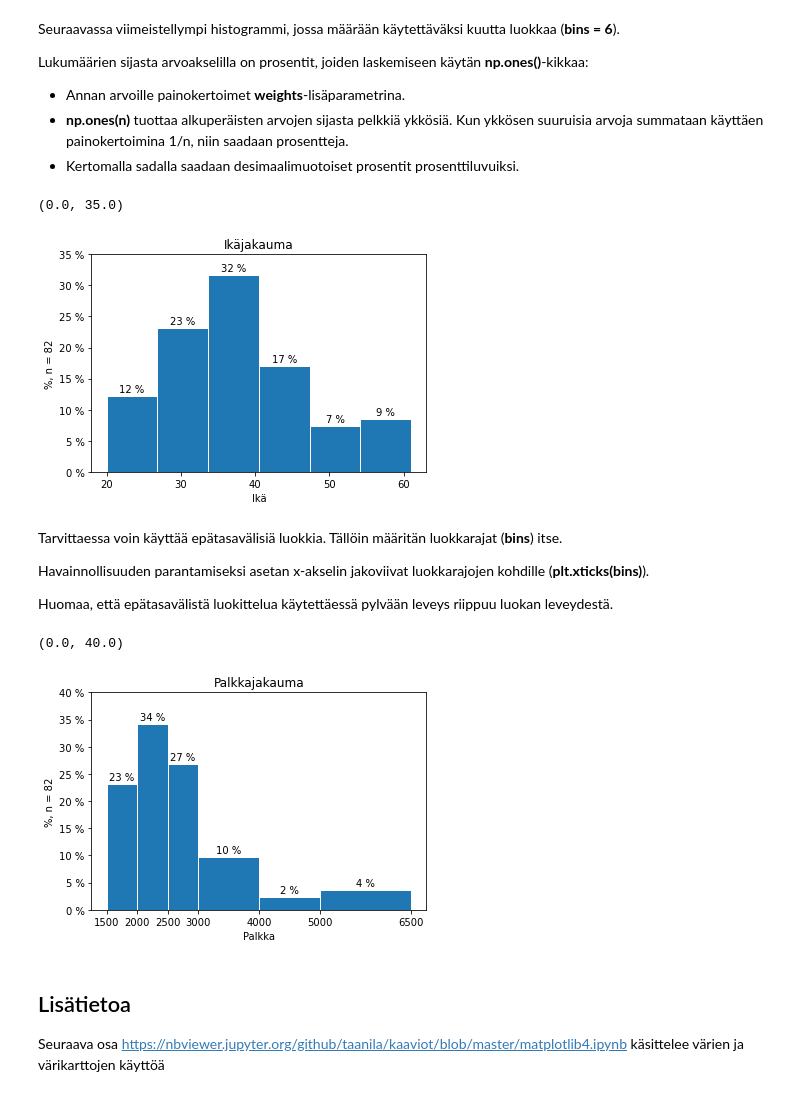
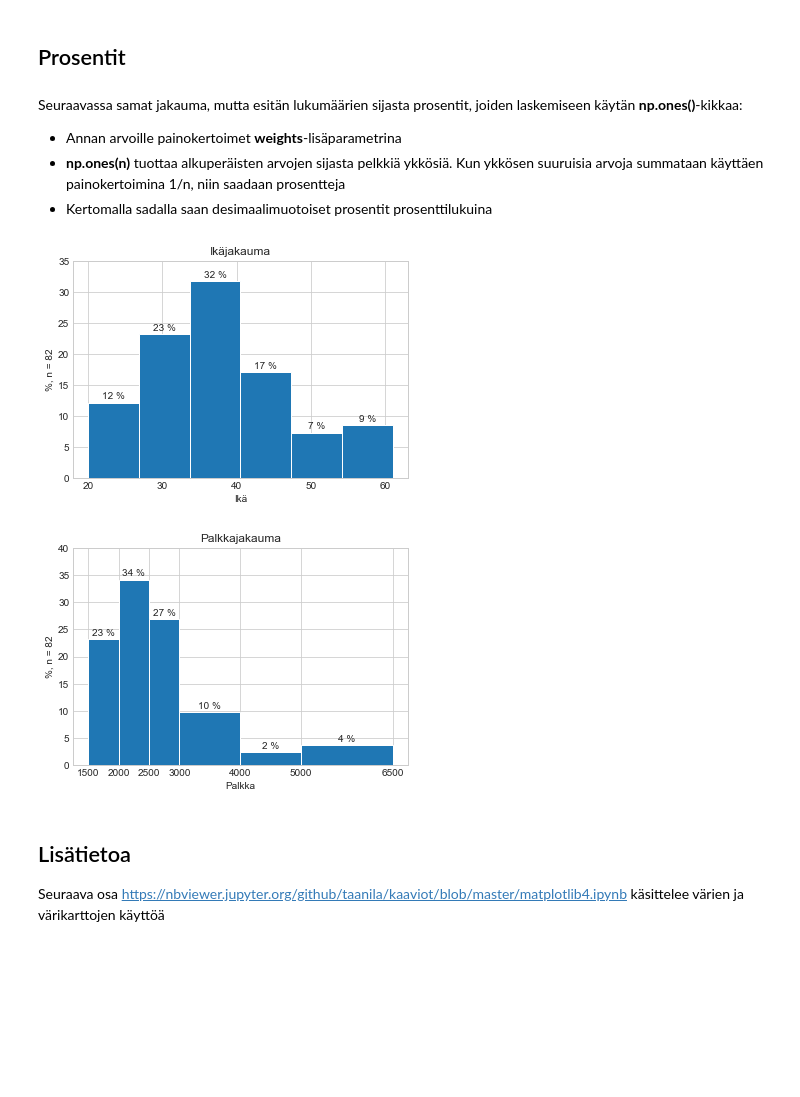
Before and after one commit to taanila/kaaviot, a Jupyter notebook: matplotlib3.ipynb, the cells around one changed output. Cells and saved outputs as stored; diff of their text form; code cells hidden in the pictures; blank space fills up the shorter version.

```diff
--- a/matplotlib3.ipynb
+++ b/matplotlib3.ipynb
@@ -19,7 +16,6 @@ import numpy as np
 import pandas as pd
 import matplotlib.pyplot as plt
 
-# Tätä tarvitsen akselien tuunaamiseen
-import matplotlib.ticker as ticker
+plt.style.use('seaborn-whitegrid')
 # %%
 df = pd.read_excel('http://taanila.fi/data1.xlsx')
@@ -55,67 +86,45 @@ ax1.yaxis.set_major_locator(ticker.MultipleLocator(5))
+# %% [markdown]
+## Prosentit
 # %% [markdown]
-Seuraavassa viimeistellympi histogrammi, jossa määrään käytettäväksi kuutta luokkaa (<b>bins = 6</b>).
+Seuraavassa samat jakauma, mutta esitän lukumäärien sijasta prosentit, joiden laskemiseen käytän **np.ones()**-kikkaa:
 
-Lukumäärien sijasta arvoakselilla on prosentit, joiden laskemiseen käytän <b>np.ones()</b>-kikkaa:
-<ul>
-    <li>Annan arvoille painokertoimet <b>weights</b>-lisäparametrina.</li>
-    <li><b>np.ones(n)</b> tuottaa alkuperäisten arvojen sijasta pelkkiä ykkösiä. Kun ykkösen suuruisia arvoja summataan käyttäen painokertoimina 1/n, niin saadaan prosentteja.</li>
-    <li>Kertomalla sadalla saadaan desimaalimuotoiset prosentit prosenttiluvuiksi.</li>
-</ul>
+* Annan arvoille painokertoimet **weights**-lisäparametrina
+* **np.ones(n)** tuottaa alkuperäisten arvojen sijasta pelkkiä ykkösiä. Kun ykkösen suuruisia arvoja summataan käyttäen painokertoimina 1/n, niin saadaan prosentteja
+* Kertomalla sadalla saan desimaalimuotoiset prosentit prosenttilukuina
 # %%
-# Ikään liittyvien havaintojen lukumäärä
 n = df['ikä'].count()
 
-ax2 = df['ikä'].plot.hist(bins = 6, weights = np.ones(n) / n * 100, edgecolor = 'white')
+df['ikä'].plot.hist(bins=6, weights=np.ones(n)/n*100, edgecolor='white')
 
 plt.title('Ikäjakauma')
-plt.ylabel('%, n = ' + str(n))
+plt.ylabel(f'%, n = {n}')
 plt.xlabel('Ikä')
+plt.ylim(0, 35)
 
-for bar in ax2.patches:
+for bar in plt.gca().patches:
     x = bar.get_x() + bar.get_width() / 2
     y = bar.get_height()
-    label = '{:.0f} %'.format(y)
-    plt.text(x = x, y = y + 0.3, s = label, va = 'bottom', ha = 'center')
-
-ax2.yaxis.set_major_locator(ticker.MultipleLocator(5))
-
-# %-merkit lukujen perään
-ax2.yaxis.set_major_formatter(ticker.FuncFormatter('{:.0f} %'.format))
-
-plt.ylim(0, 35)
+    plt.text(x, y+0.3, f'{y:.0f} %', va='bottom', ha='center')
 # %% [output]
-(0.0, 35.0)
-[figure, old version]
+[figure, new version]
-# %% [markdown]
-Tarvittaessa voin käyttää epätasavälisiä luokkia. Tällöin määritän luokkarajat (<b>bins</b>) itse.
-
-Havainnollisuuden parantamiseksi asetan x-akselin jakoviivat luokkarajojen kohdille (<b>plt.xticks(bins)</b>).
-
-Huomaa, että epätasavälistä luokittelua käytettäessä pylvään leveys riippuu luokan leveydestä.
 # %%
 n = df['palkka'].count()
-bins = [1500, 2000, 2500, 3000, 4000, 5000, 6500]
 
-ax3 = df['palkka'].plot.hist(bins = bins, weights = np.ones(n)/n * 100, edgecolor = 'white')
+ax3 = df['palkka'].plot.hist(bins=rajat, weights=np.ones(n)/n*100, edgecolor='white')
 
 plt.title('Palkkajakauma')
-plt.ylabel('%, n = ' + str(n))
+plt.ylabel(f'%, n = {n}')
 plt.xlabel('Palkka')
-plt.xticks(bins)
+plt.xticks(rajat)
+plt.ylim(0, 40)
 
-for bar in ax3.patches:
+for bar in plt.gca().patches:
     x = bar.get_x() + bar.get_width() / 2
     y = bar.get_height()
-    label = '{:.0f} %'.format(y)
-    plt.text(x = x, y = y + 0.3, s = label, va = 'bottom', ha = 'center')
-
-ax3.yaxis.set_major_locator(ticker.MultipleLocator(5))
-ax3.yaxis.set_major_formatter(ticker.FuncFormatter('{:.0f} %'.format))
-plt.ylim(0, 40)
+    plt.text(x, y+0.3, f'{y:.0f} %', va='bottom', ha='center')
 # %% [output]
-(0.0, 40.0)
-[figure, old version]
+[figure, new version]
 # %% [markdown]
-<h2>Lisätietoa</h2>
+## Lisätietoa
 
 Seuraava osa https://nbviewer.jupyter.org/github/taanila/kaaviot/blob/master/matplotlib4.ipynb käsittelee värien ja värikarttojen käyttöä
```
Also changed, not shown: parts of 7 cells of this notebook.
